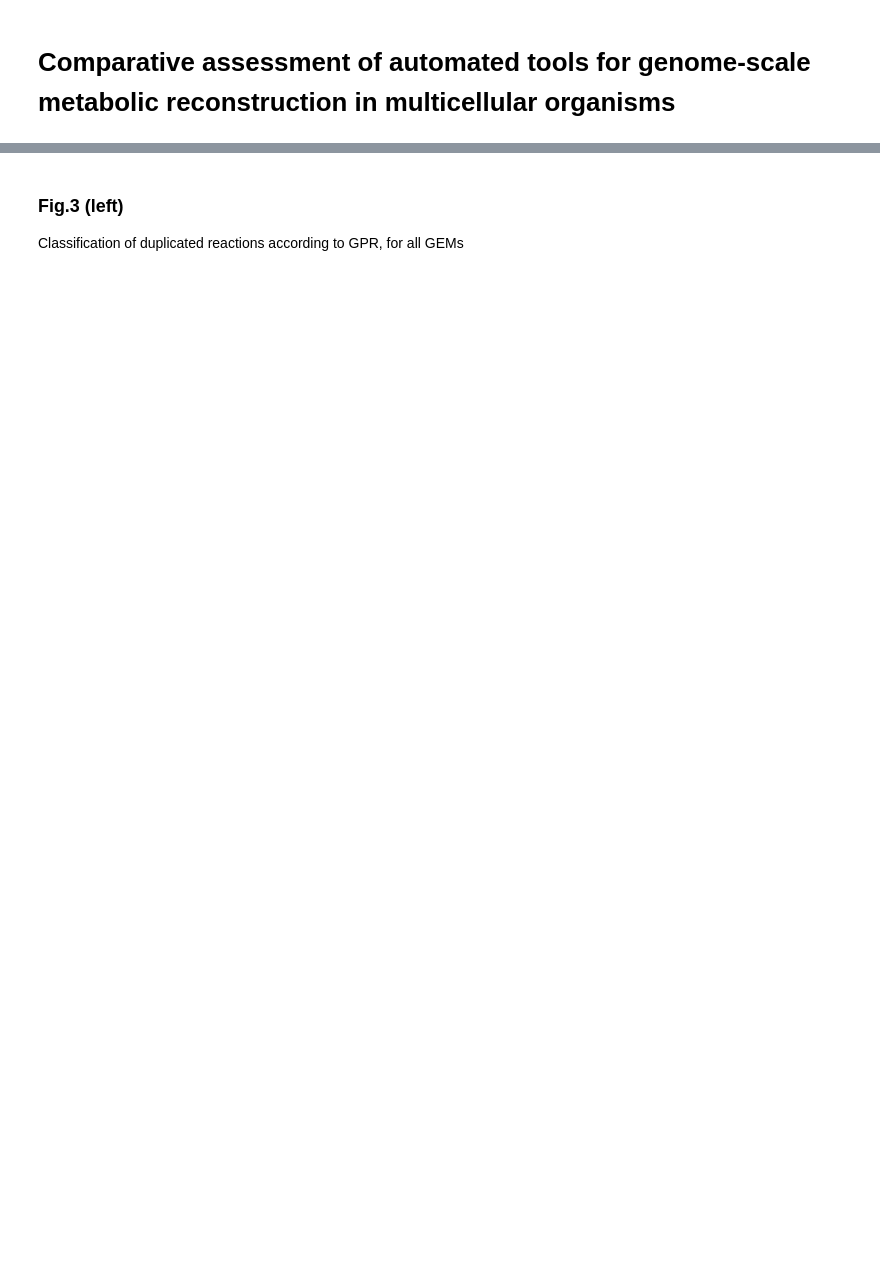
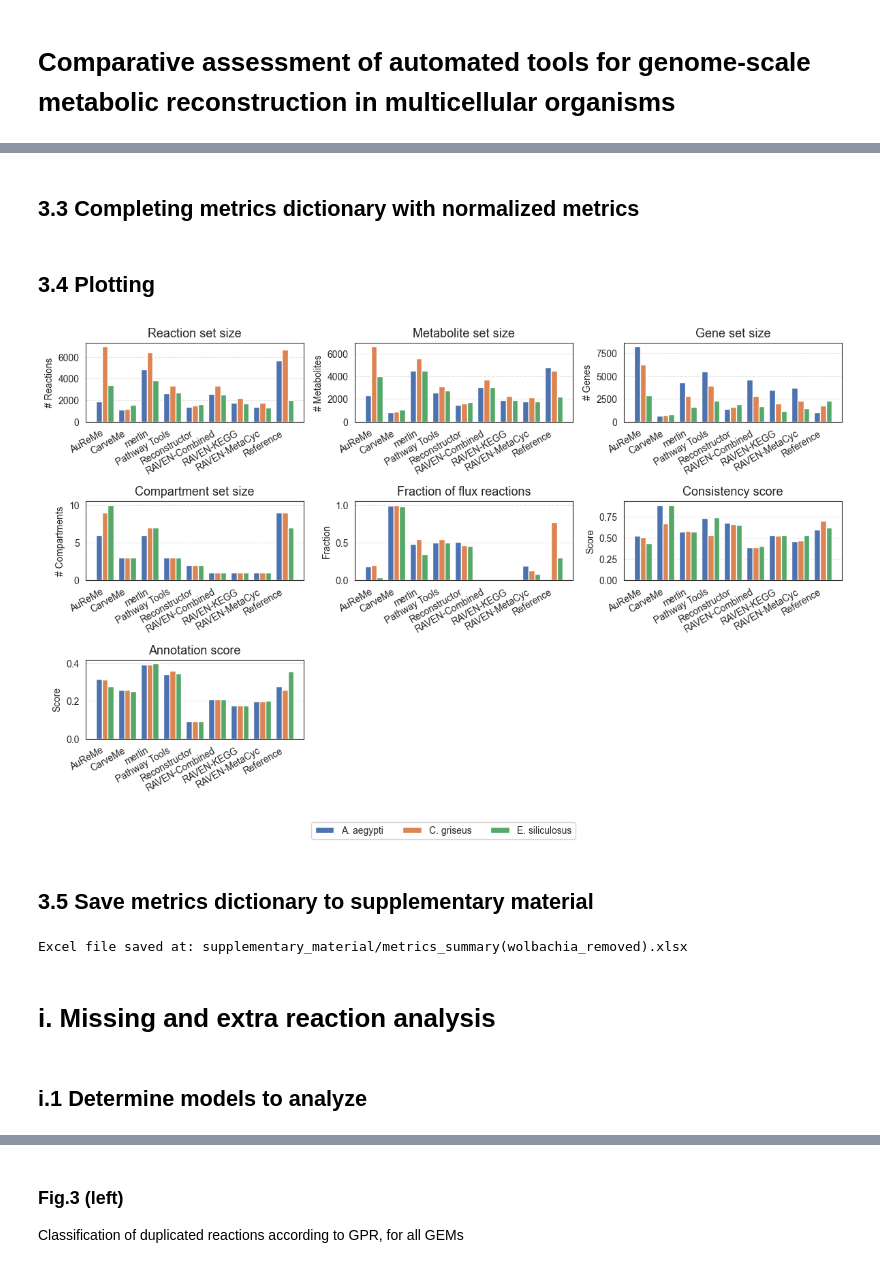
Before and after one commit to natJimenez/eukaryo_methods, a Jupyter notebook: main.ipynb, the cells around one changed output, grey strips where cells are left out. Cells and saved outputs as stored; diff of their text form; code cells hidden in the pictures; blank space fills up the shorter version.

```diff
--- a/main.ipynb
+++ b/main.ipynb
@@ -1915,0 +3436,15 @@ for org in orgs: # Keep desired organisms
+# %%
+# Initialize metrics_dict to store each metric value, for models generated for each organism, using each method. It will have the
+# following structure: metrics_dict = {'method_dict1': {'org_dict1': {'reactions': 0.9, 'consistency_score': 0.5, ...}, ...}, ...}
+
+# Initialize metrics_dict
+metrics_dict = dict()
+
+# Define the list of reconstruction/analysis methods to plot.
+methods_compared = ['carveMe', 'merlin', 'raven_kegg', 'reconstructor', 'raven_metacyc', 'AuReMe', 'raven_comb', 'pathway_tools', 'reference']
+
+# Retrieve biomass metabolites for each reference SBML model. This information is used later when processing organism metrics.
+bio_mets = get_bio_mets()
+
+# Debugging checkpoint
+print('Biomass metabolites computed')
@@ -1915,0 +3555,51 @@ for org in orgs: # Keep desired organisms
+# %% [markdown]
+## 3.3 Completing metrics dictionary with normalized metrics
+# %%
+complete_metrics_dict = complete_metrics_dict(metrics_dict)
+# %% [markdown]
+## 3.4 Plotting
+# %%
+# Methods to plot
+methods_to_plot = ['AuReMe', 'carveMe', 'merlin', 'pathway_tools', 'reconstructor', 'raven_comb', 'raven_kegg', 'raven_metacyc', 'reference']
+
+# Dictionary for mapping method names to figure format
+method_plot_names = {'carveMe': 'CarveMe', 'merlin': 'merlin', 'raven_kegg': 'RAVEN-KEGG', 'reconstructor': 'Reconstructor',
+                     'raven_metacyc': 'RAVEN-MetaCyc','AuReMe': 'AuReMe','raven_comb': 'RAVEN-Combined','pathway_tools': 'Pathway Tools', 'reference': 'Reference'}
+
+# Dictionary for mapping organism names to figure format
+org_plot_names = {'A_aegypti': 'A. aegypti', 'C_griseus': 'C. griseus', 'E_siliculosus': 'E. siliculosus'}
+
+metrics_to_plot = ['reactions', 'metabolites', 'genes',
+                   'compartments','normalized_flux_rxns','memote_consistency_score',
+                   'memote_annotation_score']
+
+titles = ['Reaction set size', 'Metabolite set size', 'Gene set size',
+          'Compartment set size', 'Fraction of flux reactions', 'Consistency score',
+          'Annotation score']
+
+
+ylabels = ['# Reactions', '# Metabolites', '# Genes',
+           '# Compartments','Fraction', 'Score',
+           'Score']
+
+
+xlabels = ['','','',
+           '','','',
+           '']
+
+saving_path = 'raw_figures/General_metrics(raw_wolbachia_removed_with_references)'
+
+plot_metric_bars(complete_metrics_dict, methods_to_plot, metrics_to_plot, titles, ylabels, xlabels, method_plot_names, org_plot_names,
+                 saving_path, figsize = (4, 2.5),layout = (3,3))
+# %% [output]
+[figure, added]
+# %% [markdown]
+## 3.5 Save metrics dictionary to supplementary material
+# %%
+save_metrics_to_excel(complete_metrics_dict, output_path='supplementary_material/metrics_summary(wolbachia_removed).xlsx')
+# %% [output]
+Excel file saved at: supplementary_material/metrics_summary(wolbachia_removed).xlsx
+# %% [markdown]
+# i. Missing and extra reaction analysis
+# %% [markdown]
+## i.1 Determine models to analyze
```
Also changed, not shown: parts of 246 cells of this notebook, 10 other files.
